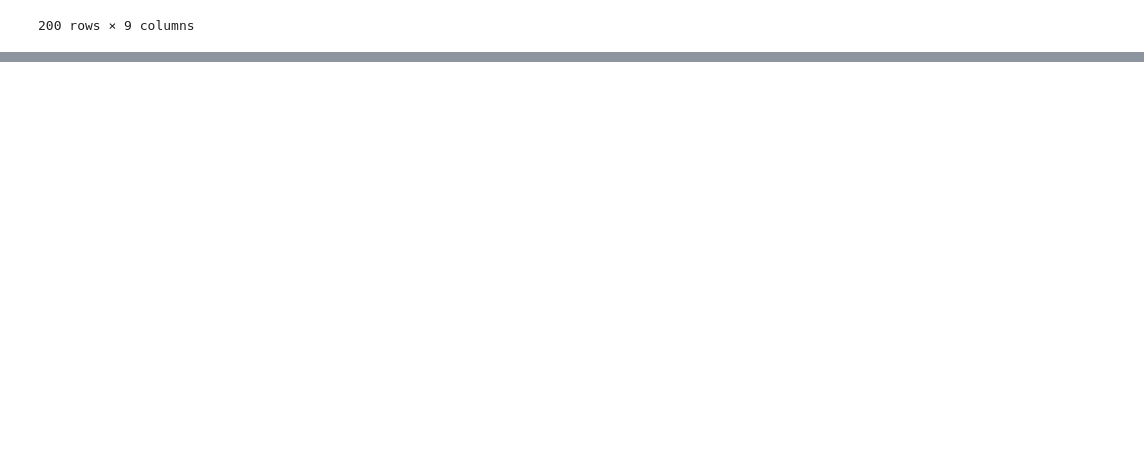
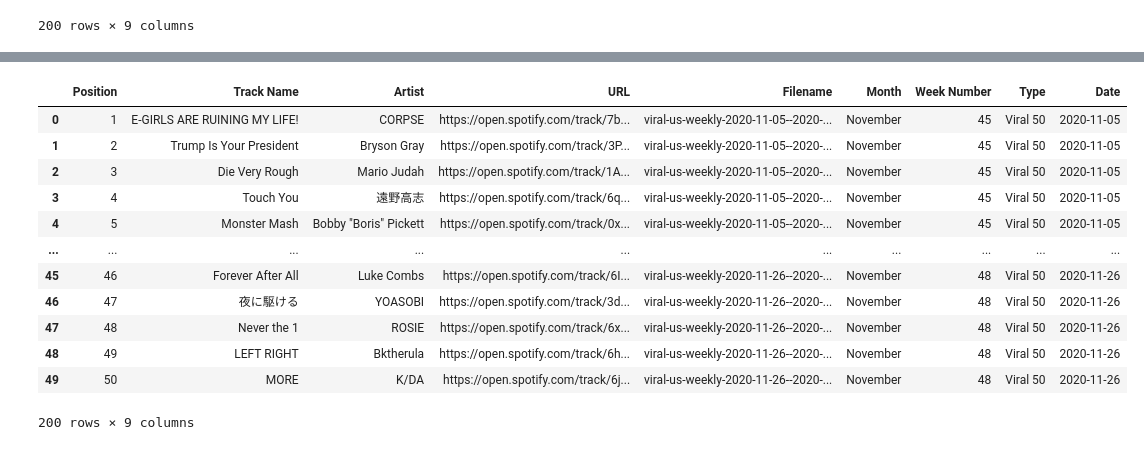
Before and after one commit to Teablee/project-one, a Jupyter notebook: merge_csv.ipynb, the cells around one changed output, grey strips where cells are left out. Saved outputs shown, nothing was run; the diff lists cells and outputs as text; code cells hidden in the pictures; blank space fills up the shorter version.

```diff
--- a/merge_csv.ipynb
+++ b/merge_csv.ipynb
@@ -139,0 +153,50 @@ SyntaxError: invalid syntax (<ipython-input-26-797b3417f8d3>, line 9)
+# %%
+# Combine csv files for viral 50 for November
+
+import datetime
+import glob
+import os
+import pandas as pd
+
+#Merge viral top 50
+files = glob.glob('Test_merge\\Viral\\November\\*.csv')
+# print(files)
+
+nov_combined_df_viral = pd.concat([pd.read_csv(fp).assign(Filename=os.path.basename(fp)) for fp in files])
+
+nov_combined_df_viral
+
+# Make new columns for month and week numbers
+nov_combined_df_viral["Month"] = ""
+nov_combined_df_viral["Week Number"] = ""
+nov_combined_df_viral["Type"] = ""
+
+# Extract Date from filename using slice viral slice is 16, 26
+nov_combined_df_viral["Date"] = nov_combined_df_viral['Filename'].str.slice(16,26)
+# convert to Datetime
+nov_combined_df_viral["Date"]=pd.to_datetime(nov_combined_df_viral["Date"])
+# get week number form Date
+nov_combined_df_viral["Week Number"] = nov_combined_df_viral['Date'].dt.week
+
+for index, row in sept_combined_df_viral.iterrows():
+    nov_combined_df_viral.loc[index, "Month"] = "November"
+    nov_combined_df_viral.loc[index, "Type"] = "Viral 50"
+
+
+nov_combined_df_viral.to_csv("nov_combined_viral.csv")
+
+nov_combined_df_viral
+# %% [output]
+|  | Position | Track Name | Artist | URL | Filename | Month | Week Number | Type | Date |
+| 0 | 1 | E-GIRLS ARE RUINING MY LIFE! | CORPSE | https://open.spotify.com/track/7b... | viral-us-weekly-2020-11-05--2020-... | November | 45 | Viral 50 | 2020-11-05 |
+| 1 | 2 | Trump Is Your President | Bryson Gray | https://open.spotify.com/track/3P... | viral-us-weekly-2020-11-05--2020-... | November | 45 | Viral 50 | 2020-11-05 |
+| 2 | 3 | Die Very Rough | Mario Judah | https://open.spotify.com/track/1A... | viral-us-weekly-2020-11-05--2020-... | November | 45 | Viral 50 | 2020-11-05 |
+| 3 | 4 | Touch You | 遠野高志 | https://open.spotify.com/track/6q... | viral-us-weekly-2020-11-05--2020-... | November | 45 | Viral 50 | 2020-11-05 |
+| 4 | 5 | Monster Mash | Bobby "Boris" Pickett | https://open.spotify.com/track/0x... | viral-us-weekly-2020-11-05--2020-... | November | 45 | Viral 50 | 2020-11-05 |
+| ... | ... | ... | ... | ... | ... | ... | ... | ... | ... |
+| 45 | 46 | Forever After All | Luke Combs | https://open.spotify.com/track/6I... | viral-us-weekly-2020-11-26--2020-... | November | 48 | Viral 50 | 2020-11-26 |
+| 46 | 47 | 夜に駆ける | YOASOBI | https://open.spotify.com/track/3d... | viral-us-weekly-2020-11-26--2020-... | November | 48 | Viral 50 | 2020-11-26 |
+| 47 | 48 | Never the 1 | ROSIE | https://open.spotify.com/track/6x... | viral-us-weekly-2020-11-26--2020-... | November | 48 | Viral 50 | 2020-11-26 |
+| 48 | 49 | LEFT RIGHT | Bktherula | https://open.spotify.com/track/6h... | viral-us-weekly-2020-11-26--2020-... | November | 48 | Viral 50 | 2020-11-26 |
+| 49 | 50 | MORE | K/DA | https://open.spotify.com/track/6j... | viral-us-weekly-2020-11-26--2020-... | November | 48 | Viral 50 | 2020-11-26 |
+200 rows × 9 columns
```
Also changed, not shown: parts of 8 cells of this notebook, 8 other files.
